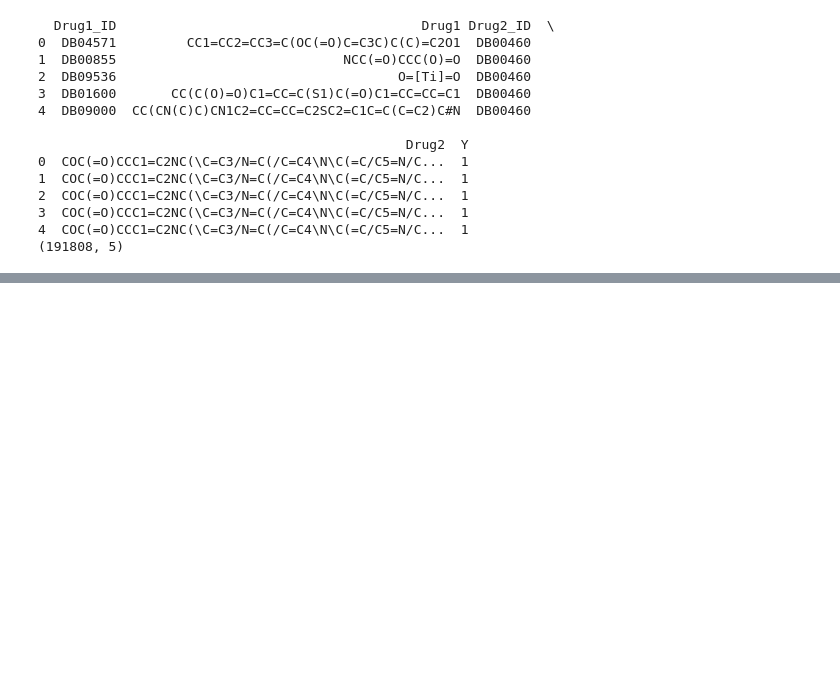
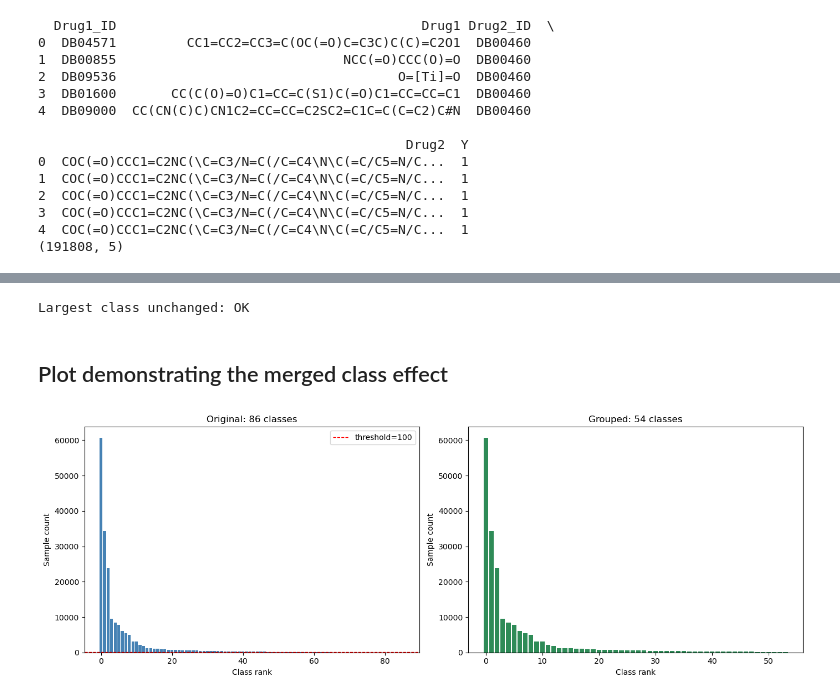
Before and after one commit to daniel-broadhead/ddi-predictor, a Jupyter notebook: notebooks/01_data_exploration.ipynb, the cells around one changed output, grey strips where cells are left out. Drawn from its saved outputs; the diff is of its cells as text; code cells hidden in the pictures; blank space fills up the shorter version.

Commit message:
Data categorizing and starting the SMILES

```diff
--- a/notebooks/01_data_exploration.ipynb
+++ b/notebooks/01_data_exploration.ipynb
@@ -55,0 +102,10 @@ dtype: int64
+# %%
+#Deciding on a threshold of 100. Still produces 53 classes, at only the cost of .7% of data lost to 'other'.
+threshold = 100
+class_counts = df['Y'].value_counts()
+rare_labels = class_counts[class_counts < threshold].index
+
+df['Y_grouped'] = df['Y'].apply(lambda y: 'Other' if y in rare_labels else y)
+
+print(df['Y_grouped'].value_counts())
+print(f"\nTotal classes: {df['Y_grouped'].nunique()}")
@@ -55,0 +173,34 @@ dtype: int64
+# %%
+#Large class check
+assert (df.loc[df['Y'] == 49, 'Y_grouped'] == 49).all()
+print("Largest class unchanged: OK")
+# %% [output]
+Largest class unchanged: OK
+# %% [markdown]
+## Plot demonstrating the merged class effect
+# %%
+import matplotlib.pyplot as plt
+
+fig, axes = plt.subplots(1, 2, figsize=(14, 5))
+
+# Before: original 86 classes, sorted descending
+before = df['Y'].value_counts().sort_values(ascending=False)
+axes[0].bar(range(len(before)), before.values, color='steelblue')
+axes[0].set_title(f'Original: {len(before)} classes')
+axes[0].set_xlabel('Class rank')
+axes[0].set_ylabel('Sample count')
+axes[0].axhline(y=100, color='red', linestyle='--', linewidth=1, label='threshold=100')
+axes[0].legend()
+
+# After: grouped classes, sorted descending
+after = df['Y_grouped'].value_counts().sort_values(ascending=False)
+axes[1].bar(range(len(after)), after.values, color='seagreen')
+axes[1].set_title(f'Grouped: {len(after)} classes')
+axes[1].set_xlabel('Class rank')
+axes[1].set_ylabel('Sample count')
+
+plt.tight_layout()
+plt.savefig('class_distribution_before_after.png', dpi=150)
+plt.show()
+# %% [output]
+[figure, added]
```
Also changed, not shown: parts of 11 cells of this notebook, 4 other files.
